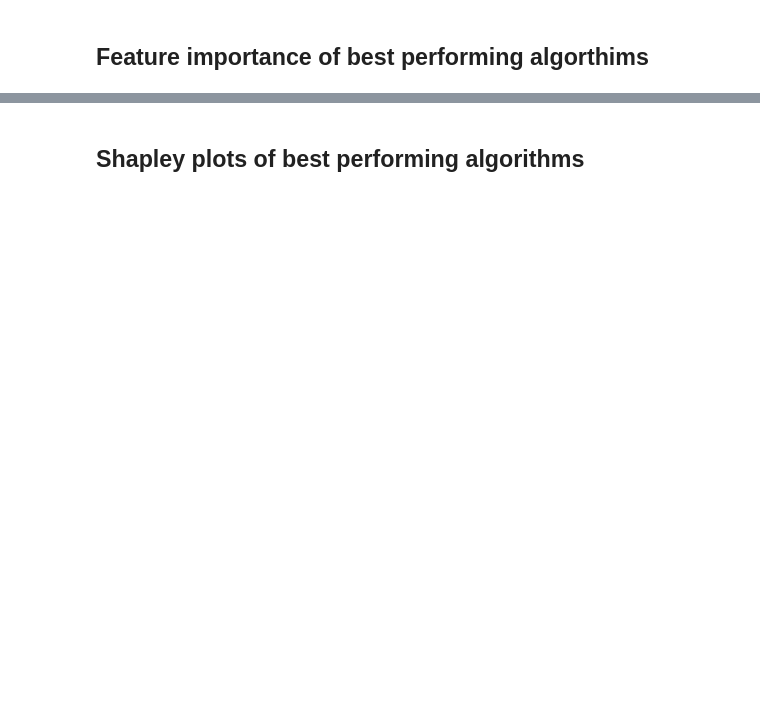
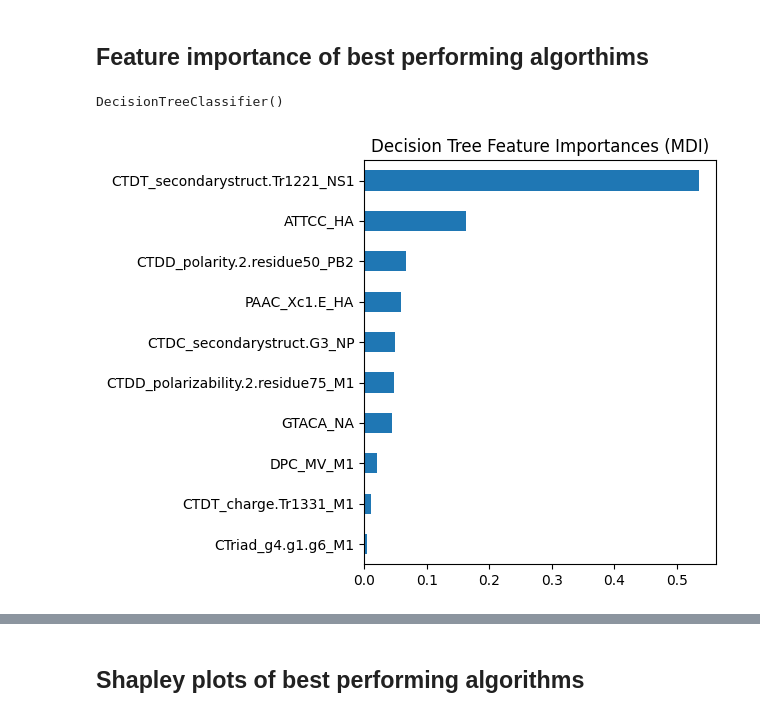
Before and after one commit to A-Andrews/ukase_data_challenge, a Jupyter notebook: machine_learning/ml_feature_importance.ipynb, the cells around one changed output, grey strips where cells are left out. Cells and saved outputs as stored; diff of their text form; code cells hidden in the pictures; blank space fills up the shorter version.

Commit message:
Plotting and column selection

```diff
--- a/machine_learning/ml_feature_importance.ipynb
+++ b/machine_learning/ml_feature_importance.ipynb
@@ -27,8 +27,10 @@ from sklearn.inspection import permutation_importance
 import matplotlib.pyplot as plt
 import shap
 # %%
-data_file = ""
-one_hot_encoded = True in data_file
+data_file = (
+    "processed_ohe_True_selected_columns_11_zoonosis_dataset_full.csv"
+)
+one_hot_encoded = "True" in data_file
 # %%
 df = pd.read_csv(path.join("..", "cleaned_data", data_file))
 y = df["label"]
@@ -136,6 +178,8 @@ plot_model_results(results)
 # %%
 model = DecisionTreeClassifier()
 model.fit(X_train, y_train)
+# %% [output]
+DecisionTreeClassifier()
 # %%
 def plot_feature_importance(model, X):
 
@@ -161,3 +205,7 @@ def plot_permutation_importance(model, X, y):
     ax.axvline(x=0, color="k", linestyle="--")
     ax.set_xlabel("Decrease in accuracy score")
     ax.figure.tight_layout()
+# %%
+plot_feature_importance(model, X)
+# %% [output]
+[figure, added]
```
Also changed, not shown: parts of 6 cells of this notebook, 2 other files.
